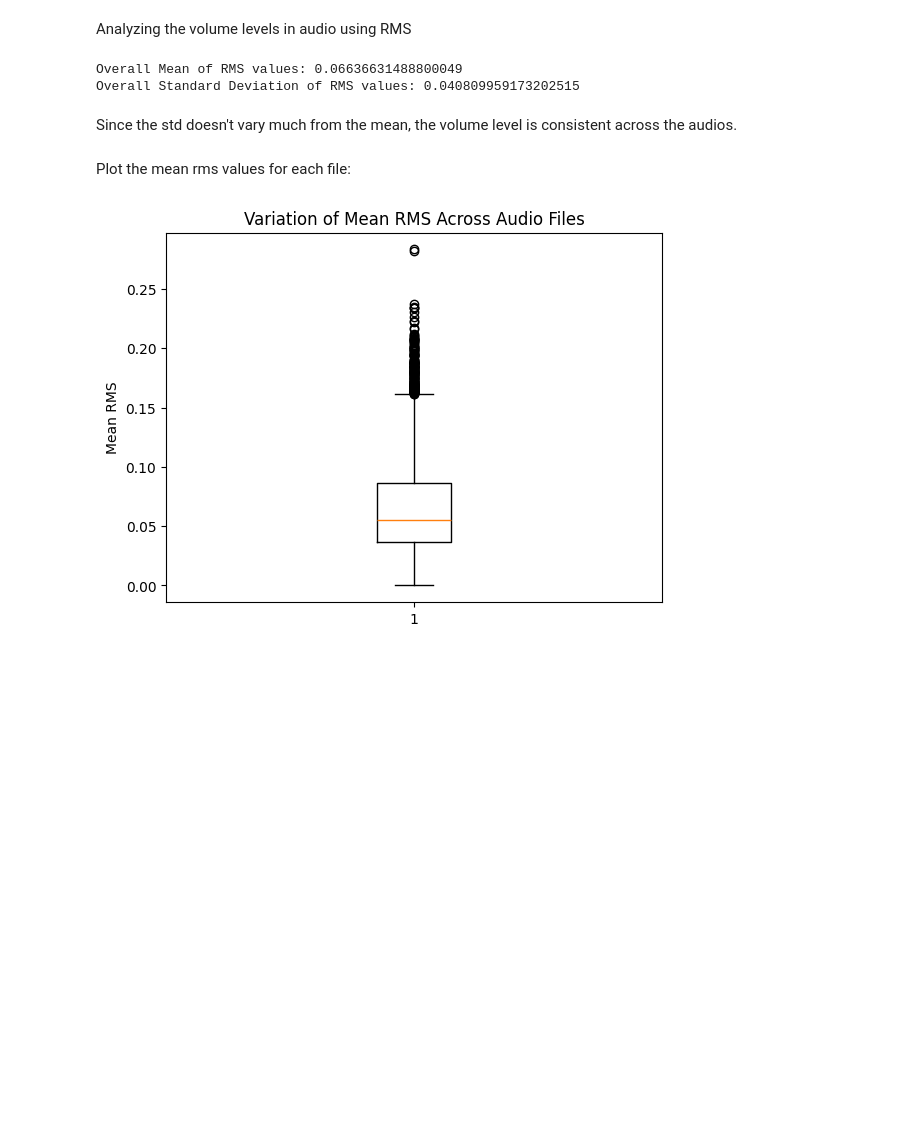
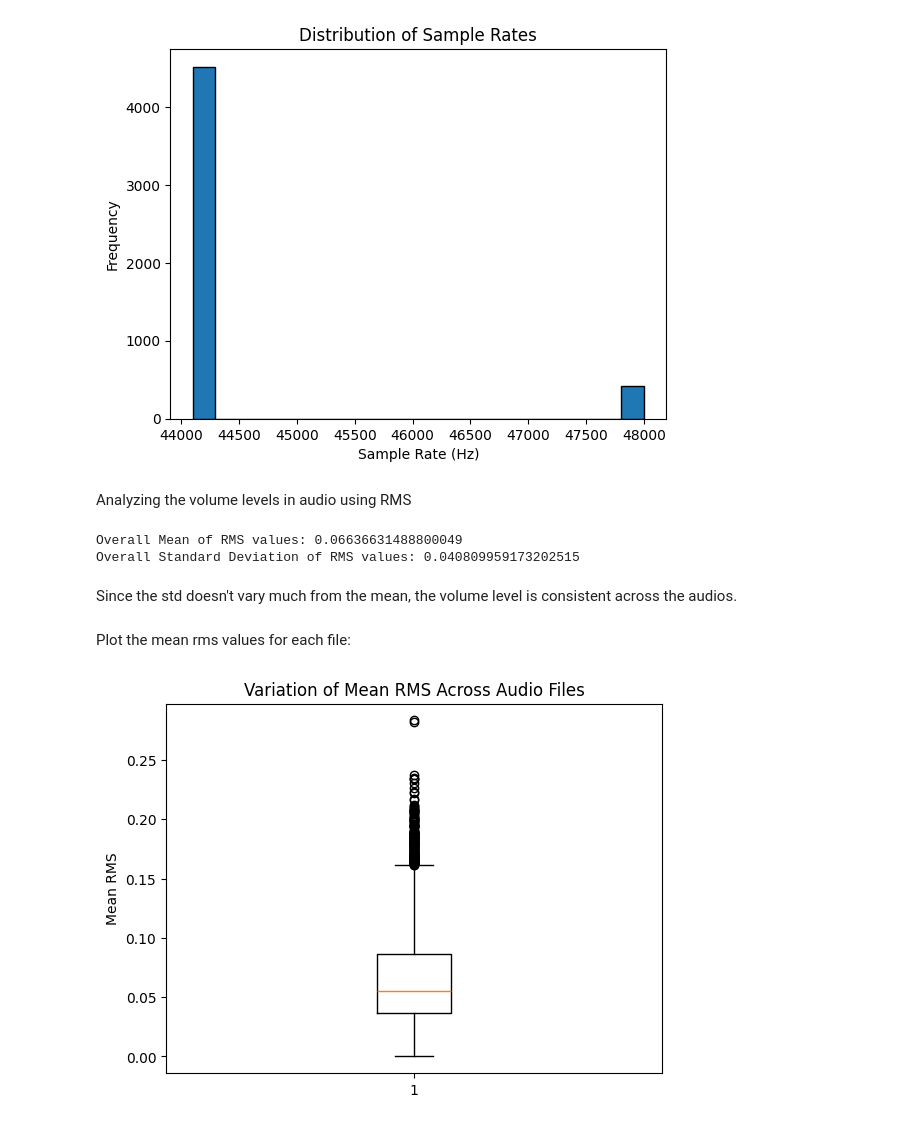
Before and after one commit to kv-22/AI-Powered-Language-Exchange-Partner, a Jupyter notebook: data_processing/EDA.ipynb, the cells around one changed output. Drawn from its saved outputs; the diff is of its cells as text; code cells hidden in the pictures; blank space fills up the shorter version.

```diff
--- a/data_processing/EDA.ipynb
+++ b/data_processing/EDA.ipynb
@@ -15,5 +17,28 @@ DatasetDict({
 # %%
 print(dataset['train'][0])
+# %%
+import librosa
+import os
+import matplotlib.pyplot as plt
+
+dataset_path = ""
+
+sample_rates = []
+
+for audio_file in os.listdir(dataset_path):
+    if audio_file.endswith(".wav") or audio_file.endswith(".mp3"):
+        file_path = os.path.join(dataset_path, audio_file)
+
+        audio, sr = librosa.load(file_path, sr=None)  # sr=None preserves the original sample rate
+        sample_rates.append(sr)
+
+plt.hist(sample_rates, bins=20, edgecolor='black')
+plt.title('Distribution of Sample Rates')
+plt.xlabel('Sample Rate (Hz)')
+plt.ylabel('Frequency')
+plt.show()
+# %% [output]
+[figure, added]
 # %% [markdown]
 Analyzing the volume levels in audio using RMS
 # %%
```
Also changed, not shown: parts of 1 cell of this notebook, 1 other file.
